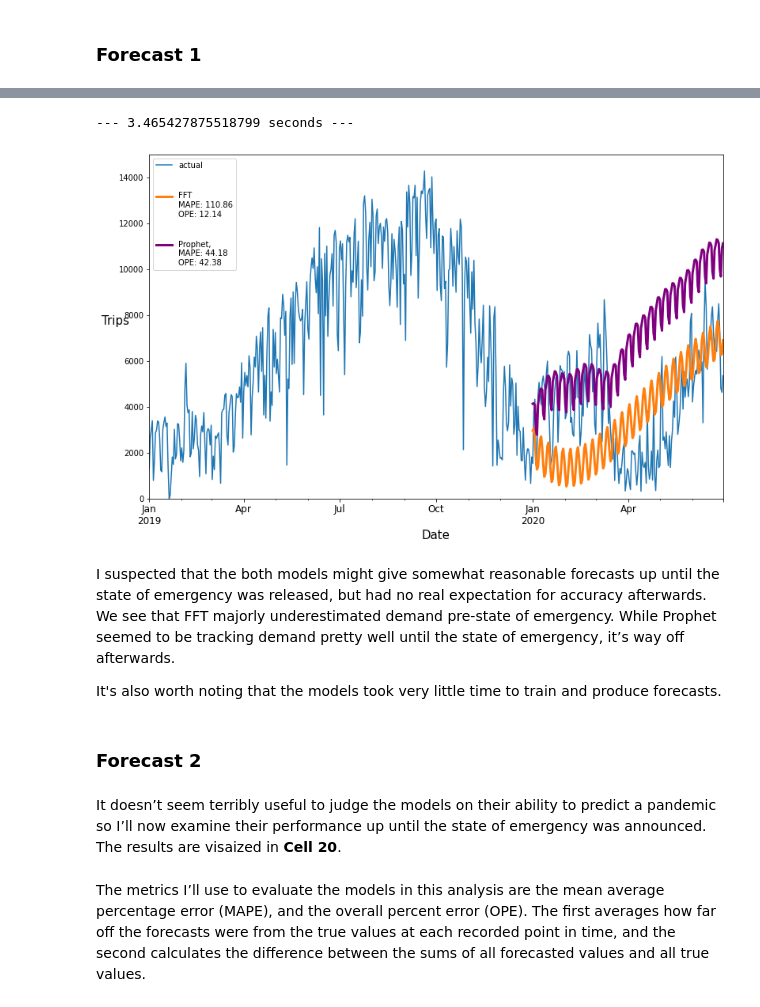
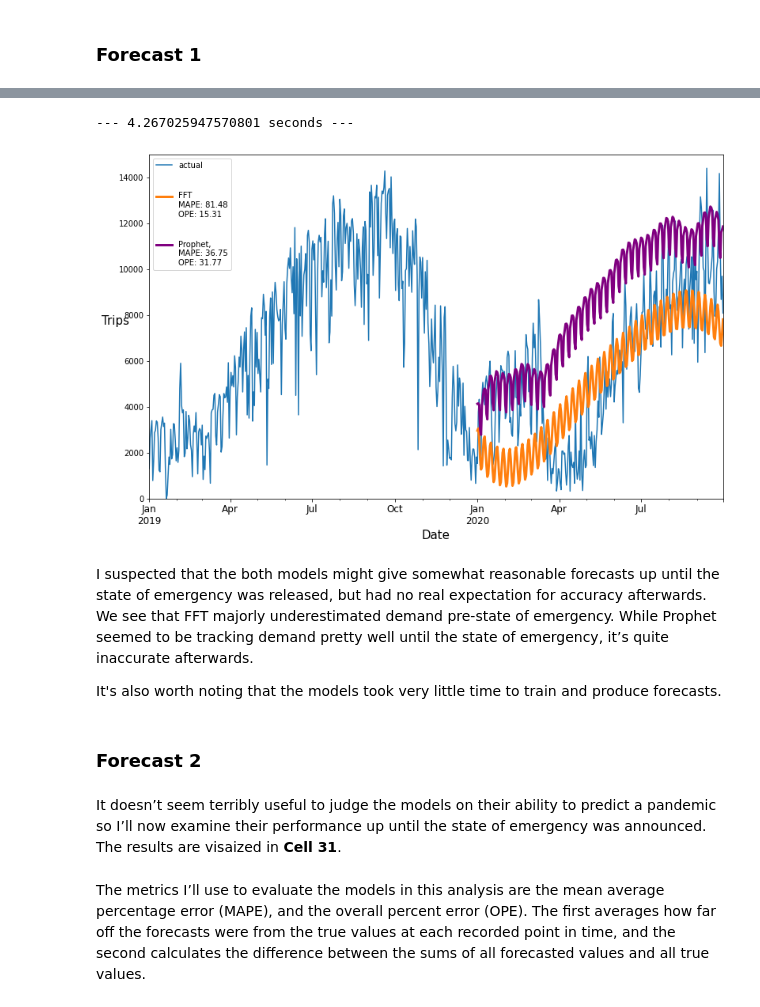
Before and after one commit to iklasky/Springboard, a Jupyter notebook: bikes/Forecasting_Covid_Blue_Bikes.ipynb, the cells around one changed output, grey strips where cells are left out. Drawn from its saved outputs; the diff is of its cells as text; code cells hidden in the pictures.

```diff
--- a/bikes/Forecasting_Covid_Blue_Bikes.ipynb
+++ b/bikes/Forecasting_Covid_Blue_Bikes.ipynb
@@ -269,9 +269,11 @@ def run_FFT(train,val):
 
     return prediction_FFT
 # %%
-def run_Prophet(train,val,changepoint_list):
+def run_Prophet(train,val,changepoint_list,changepoint_prior_scale):
 
-    model_Prophet = Prophet(changepoints=changepoint_list, daily_seasonality = True)
+    model_Prophet = Prophet(changepoints=changepoint_list,
+                            daily_seasonality = True,
+                            changepoint_prior_scale = changepoint_prior_scale)
     model_Prophet.fit(train)
     prediction_Prophet = model_Prophet.predict(len(val))
 
@@ -280,11 +282,11 @@ def run_Prophet(train,val,changepoint_list):
 start_time = time.time()
 
 prediction_FFT1 = run_FFT(train1, val1)
-prediction_Prophet1 = run_Prophet(train1, val1, [])
+prediction_Prophet1 = run_Prophet(train1, val1, [], 0.01)
 
 print("--- %s seconds ---" % (time.time() - start_time))
 # %% [output]
---- 3.465427875518799 seconds ---
+--- 4.267025947570801 seconds ---
 # %%
 from darts.metrics import mape
 from darts.metrics import ope
@@ -308,17 +310,17 @@ def display_forecasts(series, prediction_FFT, prediction_Prophet, start_date, en
 
     return
 # %%
-display_forecasts(series1, prediction_FFT1, prediction_Prophet1, '2019-01-01', '2020-06-30')
+display_forecasts(series1, prediction_FFT1, prediction_Prophet1, '2019-01-01', '2020-09-30')
 # %% [output]
-[figure, old version]
+[figure, new version]
 # %% [markdown]
-I suspected that the both models might give somewhat reasonable forecasts up until the state of emergency was released, but had no real expectation for accuracy afterwards. We see that FFT majorly underestimated demand pre-state of emergency. While Prophet seemed to be tracking demand pretty well until the state of emergency, it’s way off afterwards.
+I suspected that the both models might give somewhat reasonable forecasts up until the state of emergency was released, but had no real expectation for accuracy afterwards. We see that FFT majorly underestimated demand pre-state of emergency. While Prophet seemed to be tracking demand pretty well until the state of emergency, it’s quite inaccurate afterwards.
 
 It's also worth noting that the models took very little time to train and produce forecasts.
 # %% [markdown]
 ### Forecast 2<a name="fc2"></a>
 # %% [markdown]
-It doesn’t seem terribly useful to judge the models on their ability to predict a pandemic so I’ll now examine their performance up until the state of emergency was announced. The results are visaized in **Cell 20**.
+It doesn’t seem terribly useful to judge the models on their ability to predict a pandemic so I’ll now examine their performance up until the state of emergency was announced. The results are visaized in **Cell 31**.
 # %% [markdown]
 The metrics I’ll use to evaluate the models in this analysis are the mean average percentage error (MAPE), and the  overall percent error (OPE). The first averages how far off the forecasts were from the true values at each recorded point in time, and the second calculates the difference between the sums of all forecasted values and all true values.
 # %%
```
Also changed, not shown: parts of 25 cells of this notebook.
